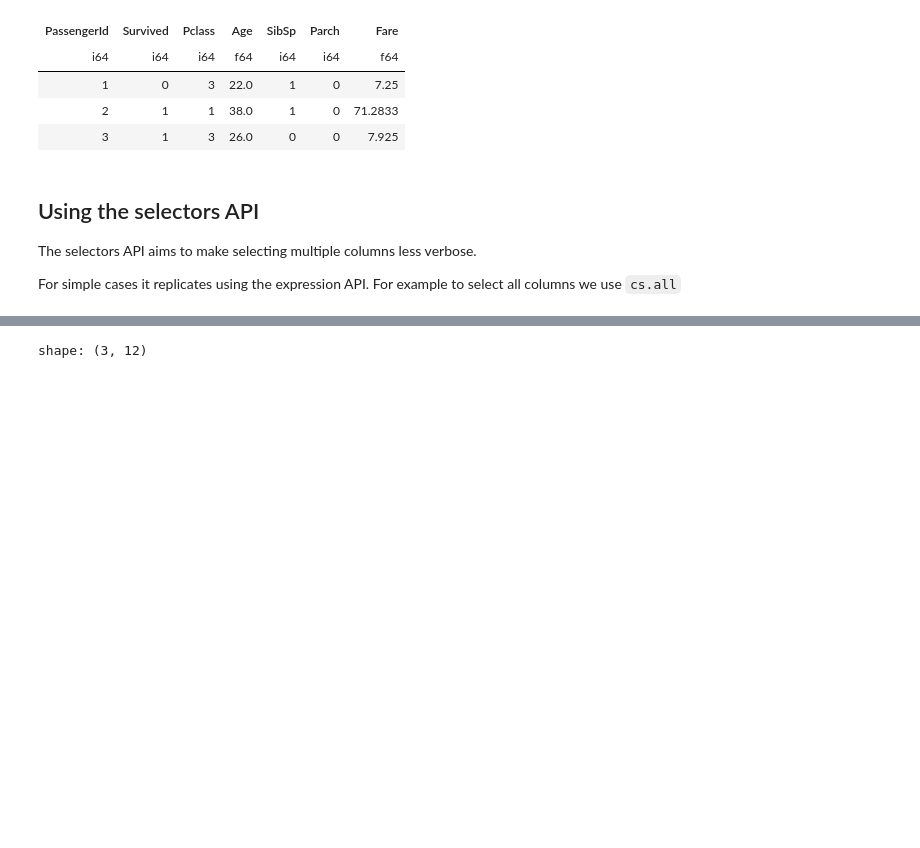
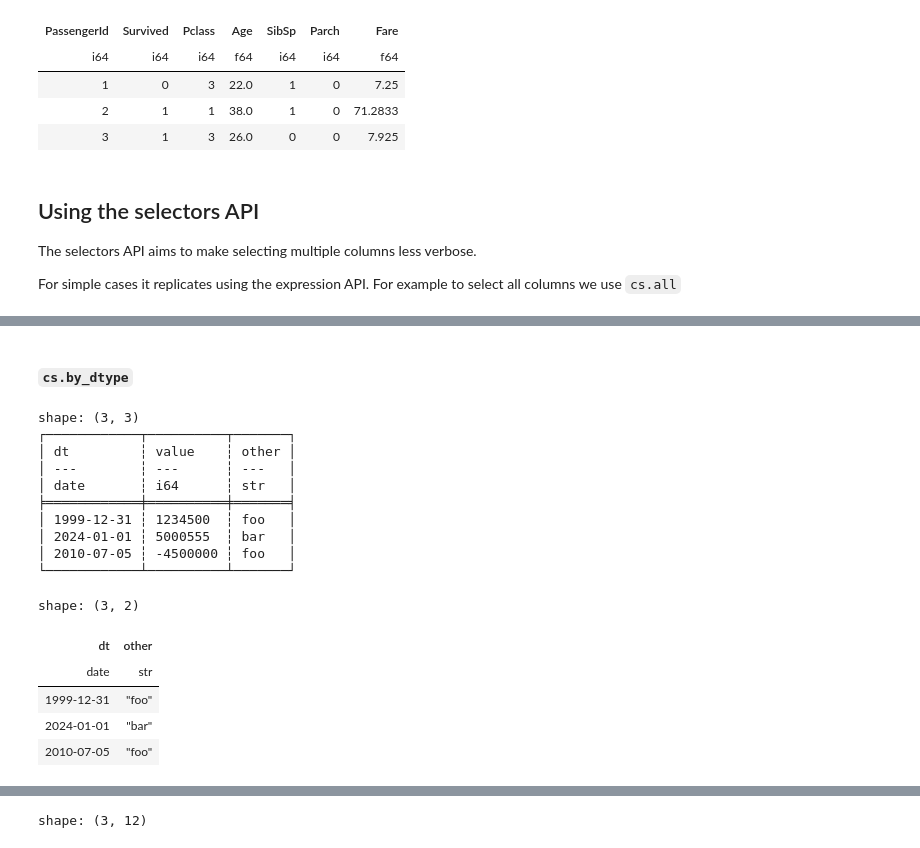
Before and after one commit to ddanghyni/SNT_GYM, a Jupyter notebook: Polars/polars-materials/notebooks/03_selecting_transformations/03-SelectingColumnsMultipleColumns.ipynb, the cells around one changed output, grey strips where cells are left out. Cells and saved outputs as stored; diff of their text form; code cells hidden in the pictures; blank space fills up the shorter version.

Commit message:
selector docs 정리중

```diff
--- a/Polars/polars-materials/notebooks/03_selecting_transformations/03-SelectingColumnsMultipleColumns.ipynb
+++ b/Polars/polars-materials/notebooks/03_selecting_transformations/03-SelectingColumnsMultipleColumns.ipynb
@@ -164,0 +211,36 @@ For simple cases it replicates using the expression API. For example to select a
+# %% [markdown]
+#### `cs.by_dtype`
+# %%
+# cs.by_dtype()
+tmp = pl.DataFrame(
+    {
+        "dt": [date(1999, 12, 31), date(2024, 1, 1), date(2010, 7, 5)],
+        "value": [1_234_500, 5_000_555, -4_500_000],
+        "other": ["foo", "bar", "foo"],
+    }
+)
+print(tmp)
+
+(
+    tmp
+    .select(
+        cs.by_dtype([pl.Date, pl.String])
+    )
+)
+# %% [output]
+shape: (3, 3)
+┌────────────┬──────────┬───────┐
+│ dt         ┆ value    ┆ other │
+│ ---        ┆ ---      ┆ ---   │
+│ date       ┆ i64      ┆ str   │
+╞════════════╪══════════╪═══════╡
+│ 1999-12-31 ┆ 1234500  ┆ foo   │
+│ 2024-01-01 ┆ 5000555  ┆ bar   │
+│ 2010-07-05 ┆ -4500000 ┆ foo   │
+└────────────┴──────────┴───────┘
+shape: (3, 2)
+| dt | other |
+| date | str |
+| 1999-12-31 | "foo" |
+| 2024-01-01 | "bar" |
+| 2010-07-05 | "foo" |
```
Also changed, not shown: parts of 14 cells of this notebook, 2 other files.
